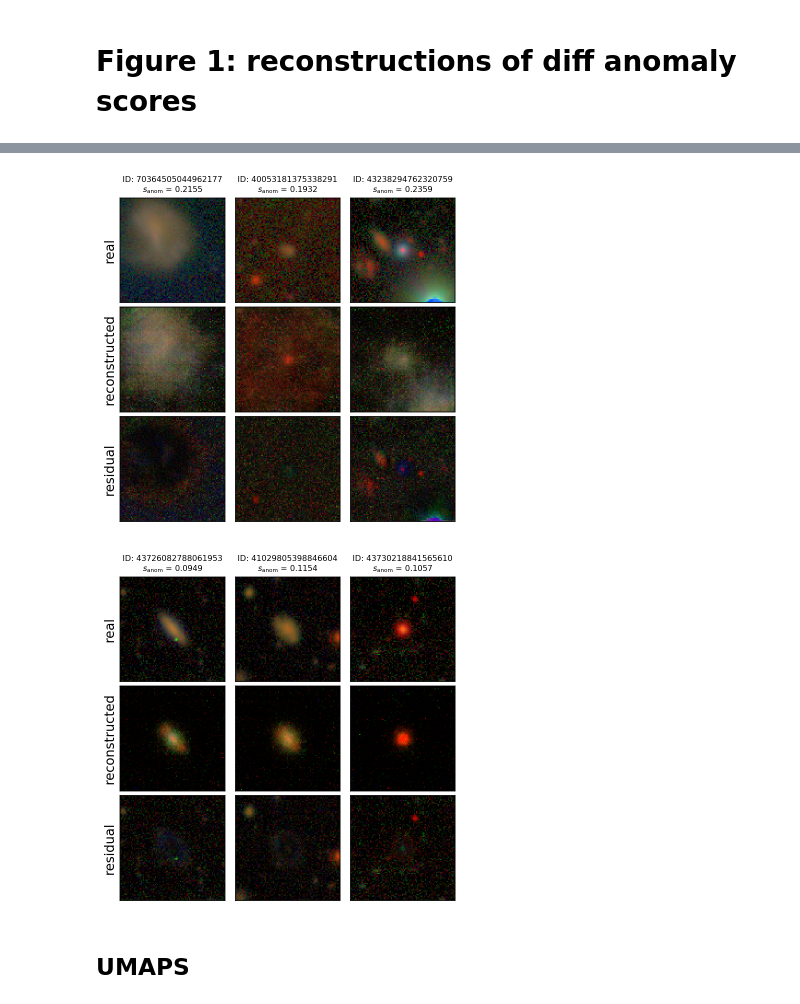
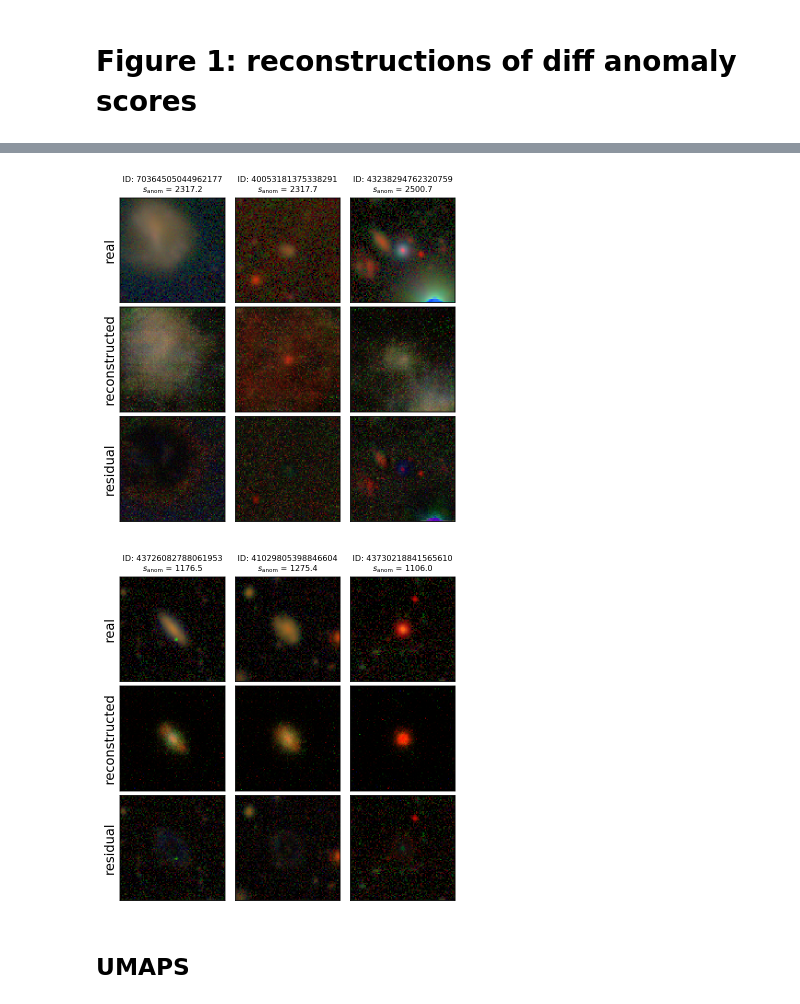
Before and after one commit to kstoreyf/anomalies-GAN-HSC, a Jupyter notebook: notebooks/plots_neurips_2020-11-27.ipynb, the cells around one changed output, grey strips where cells are left out. Saved outputs shown, nothing was run; the diff lists cells and outputs as text; code cells hidden in the pictures.

```diff
--- a/notebooks/plots_neurips_2020-11-27.ipynb
+++ b/notebooks/plots_neurips_2020-11-27.ipynb
@@ -85,7 +85,7 @@ def plot_recons(ids, saveto=None, border_color=None):
 
         rloc = idx2resloc[idx]
         recon = res['reconstructed'][rloc]
-        score = float(res['anomaly_scores_norm'][rloc])
+        score = float(res['anomaly_scores'][rloc])
         obj_id = res['object_ids'][rloc]
         resid = get_residual(im, recon)
 
@@ -93,7 +93,7 @@ def plot_recons(ids, saveto=None, border_color=None):
         ax1 = axarr[1][i]
         ax2 = axarr[2][i]
         title = r'''ID: {}
-$s_\mathrm{{anom}}$ = {:.4f}'''.format(obj_id, score)
+$s_\mathrm{{anom}}$ = {:.1f}'''.format(obj_id, score)
         ax0.set_title(title, fontsize=8)
         ax0.imshow(im)
         ax1.imshow(recon)
@@ -139,13 +139,13 @@ plot_recons(ids_59sig, saveto=f'{plot_dir}/recons_5-9sig.png')
 # %%
-ids_59sig = get_anomalies(scores, ridxs, 2, 4, n=3, seed=19) #14, 11,3 best so far = #8 has a nice gal!!
-plot_recons(ids_59sig, saveto=f'{plot_dir}/recons_2-4sig.png')
+ids = get_anomalies(scores, ridxs, 2, 4, n=3, seed=19) #14, 11,3 best so far = #8 has a nice gal!!
+plot_recons(ids, saveto=f'{plot_dir}/recons_2-4sig.png')
 # %% [output]
-[figure, old version]
+[figure, new version]
 # %%
-ids_59sig = get_anomalies(scores, ridxs, -3, -1, n=3, seed=15)
-plot_recons(ids_59sig, saveto=f'{plot_dir}/recons_n3-n1sig.png')
+ids = get_anomalies(scores, ridxs, -3, -1, n=3, seed=15)
+plot_recons(ids, saveto=f'{plot_dir}/recons_n3-n1sig.png')
 # %% [output]
-[figure, old version]
+[figure, new version]
 # %% [markdown]
 ## UMAPS
 # %%
```
Also changed, not shown: parts of 5 cells of this notebook.
